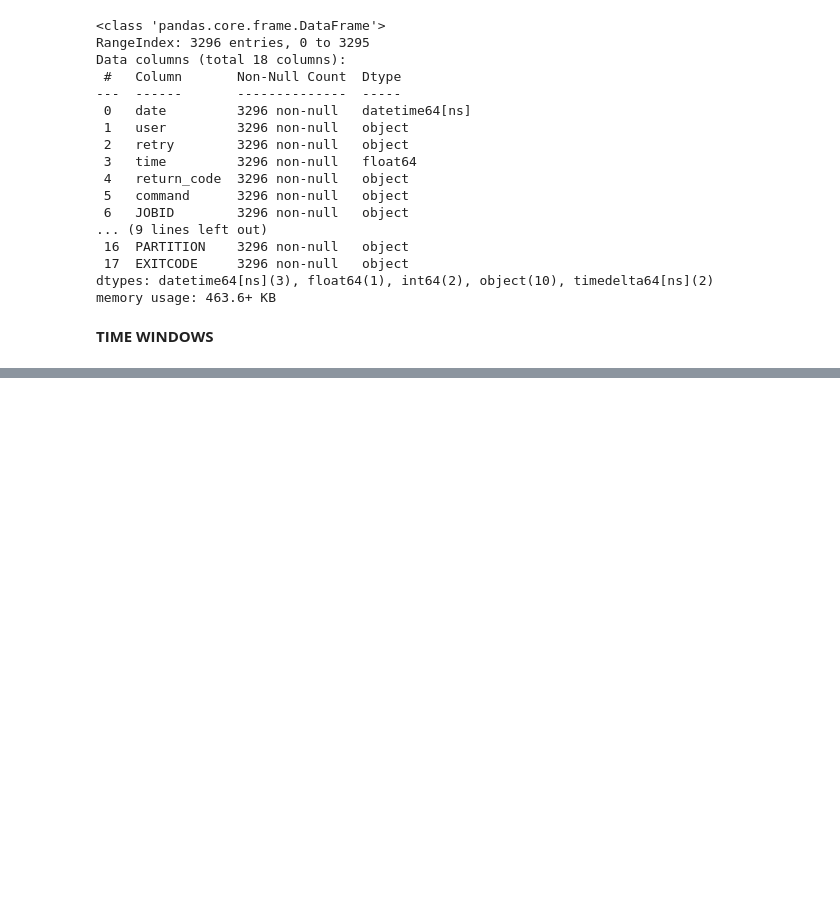
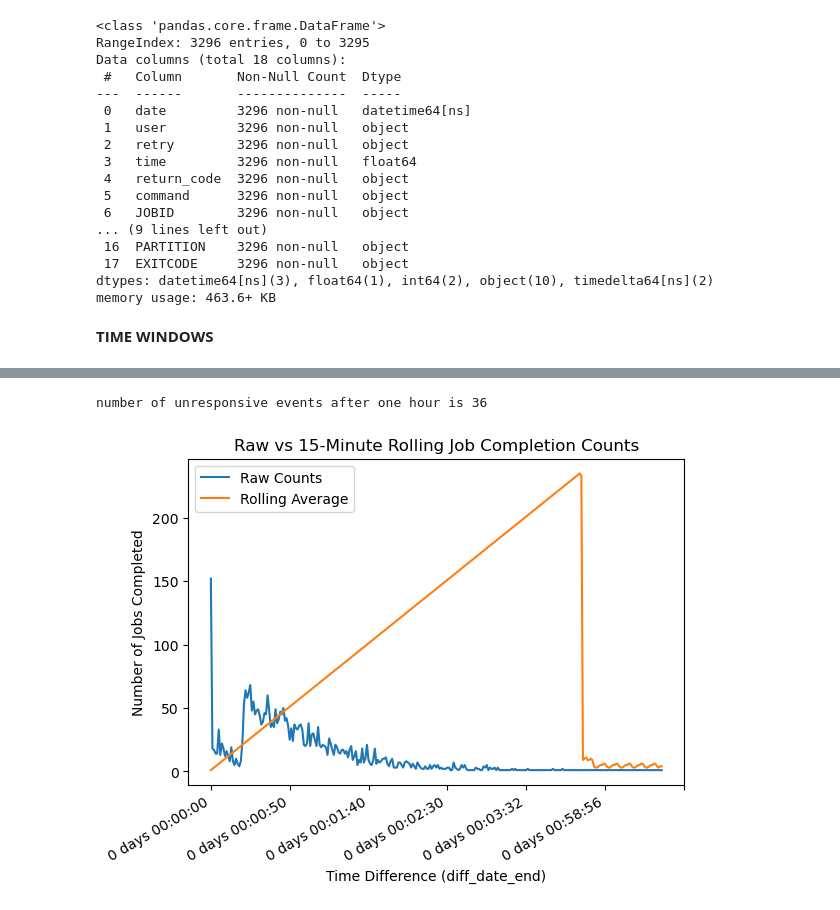
Before and after one commit to nss-data-science-cohort-9/accre-ADoddala, a Jupyter notebook: notebooks/accre_project.ipynb, the cells around one changed output, grey strips where cells are left out. Drawn from its saved outputs; the diff is of its cells as text; code cells hidden in the pictures; blank space fills up the shorter version.

```diff
--- a/notebooks/accre_project.ipynb
+++ b/notebooks/accre_project.ipynb
@@ -472,0 +485,19 @@ Name: rolling_10min, Length: 3296, dtype: float64
+# %%
+#checking the number of jobs completed after one hour
+after_1hour = merge_unresp_jobs[merge_unresp_jobs['diff_date_end'] > '0 days 01:00:00'].shape[0]
+print(f'number of unresponsive events after one hour is {after_1hour} ')
+# %% [output]
+number of unresponsive events after one hour is 36
+# %%
+# Compute a 15-minute rolling count of completed jobs
+num_jobs['rolling_15min'] = num_jobs.rolling(window ='15min', on='diff_date_end')['num_jobs_completed'].count()
+
+# Visualization of the 5-min rolling count of completed jobs
+ax = num_jobs.plot(x='diff_date_end', y='num_jobs_completed', label= 'Raw Counts')
+num_jobs.plot(x='diff_date_end', y='rolling_15min', label= 'Rolling Average', ax=ax);
+ax.set_xlabel("Time Difference (diff_date_end)")
+ax.set_ylabel("Number of Jobs Completed")
+ax.set_title("Raw vs 15-Minute Rolling Job Completion Counts")
+ax.legend();
+# %% [output]
+[figure, added]
```
Also changed, not shown: parts of 35 cells of this notebook.
